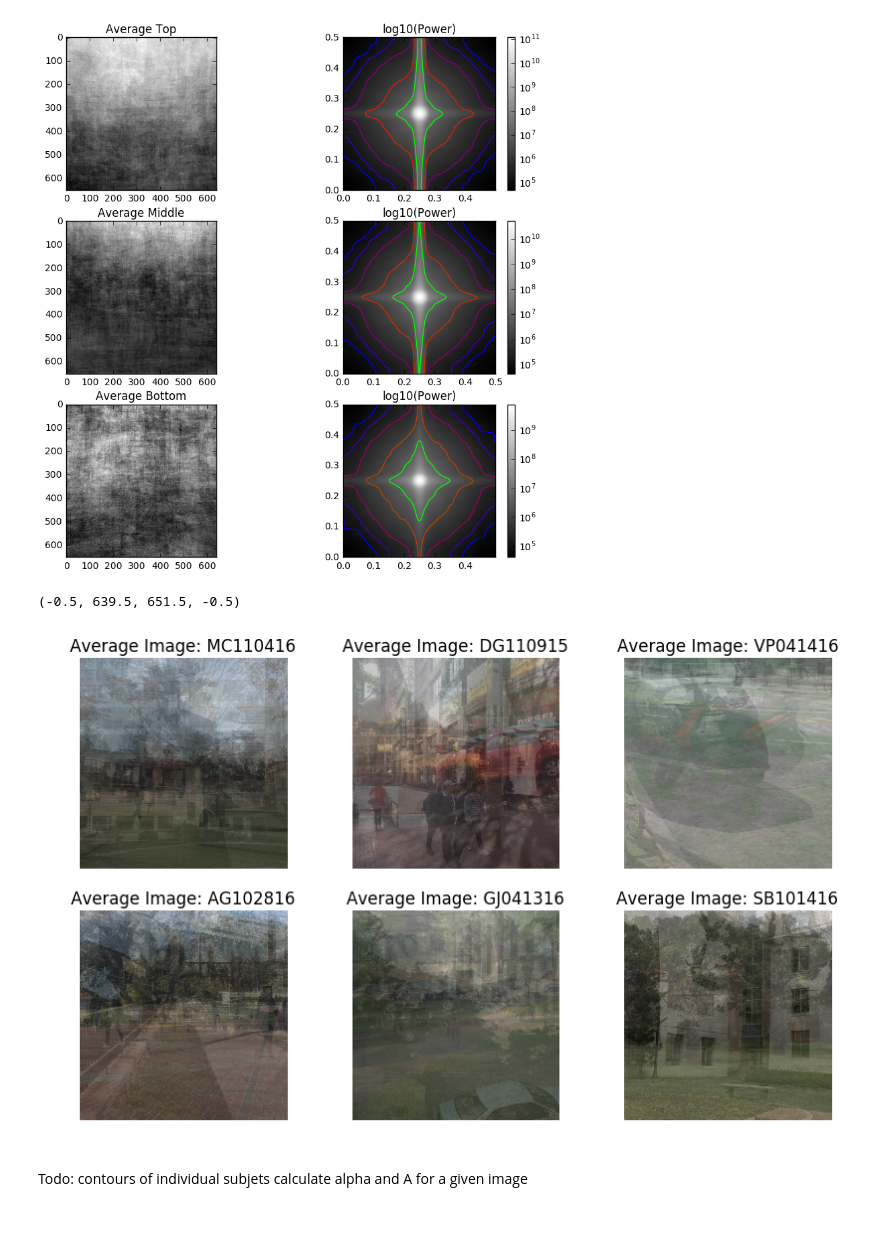
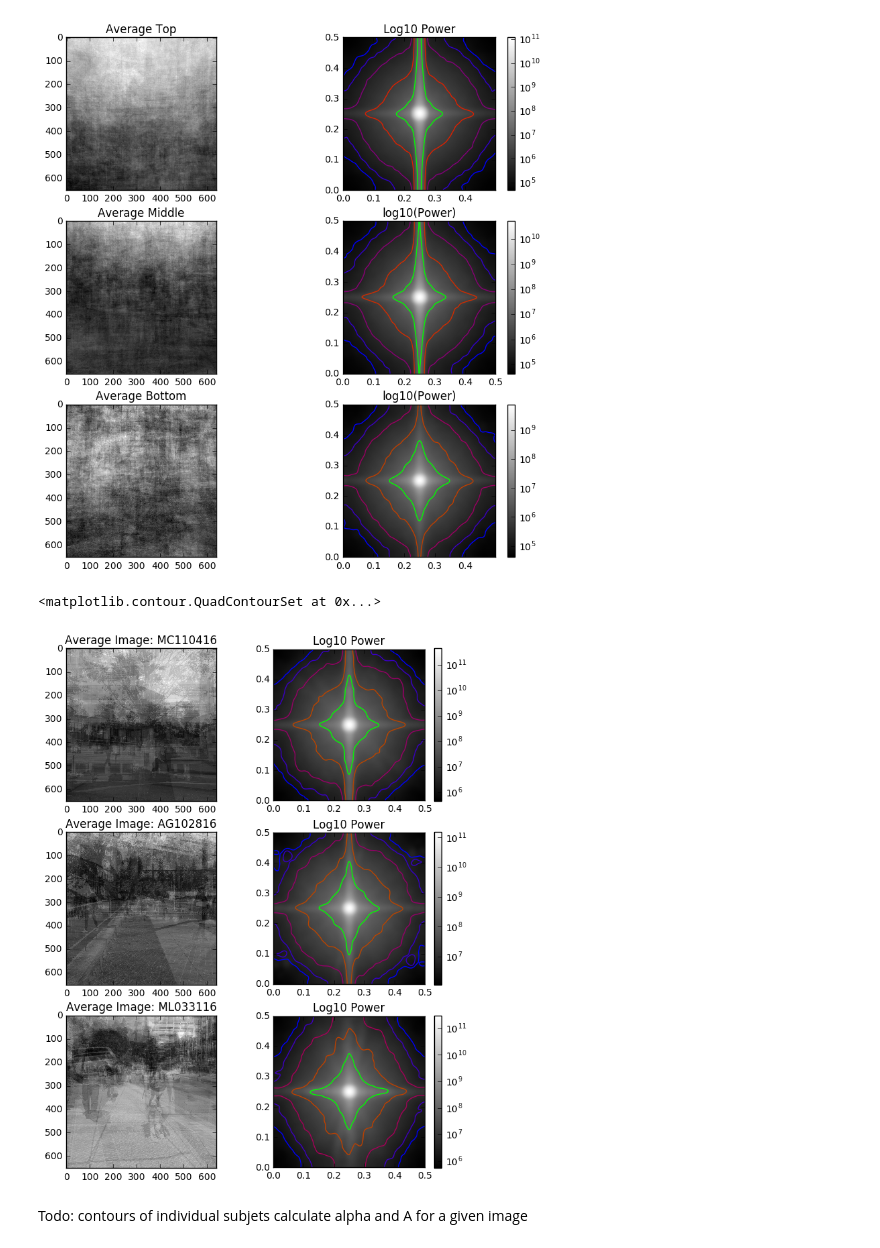
Before and after one commit to Akshugopi/myopiaNaturalScenes, a Jupyter notebook: myopiaNaturalScenes.ipynb, the cells around one changed output. Drawn from its saved outputs; the diff is of its cells as text; code cells hidden in the pictures; blank space fills up the shorter version.

Commit message:
contour power spectra plots for each subject

```diff
--- a/myopiaNaturalScenes.ipynb
+++ b/myopiaNaturalScenes.ipynb
@@ -221,45 +198,3 @@ plt.contour(interp_ps2d_bottom,levels=sim_contours_bottom, cmap=c_cmap ,norm = m
 # %% [output]
 <matplotlib.contour.QuadContourSet at 0x...>
 [figure]
-# %%
-#Look at individual subjects
-
-usubs = np.unique(subjects)
-sub_avgims = []
-
-#go through each unique subject
-for i, usub in enumerate(usubs):
-    sub_idxs = [i for i,x in enumerate(subjects) if x == usub]
-    #print(sub_idxs)
-    #print(np.shape(images_middle))
-    #print(type(images_middle))
-    subims = np.array(images_middle)[sub_idxs]
-    sub_avgim = avgims(subims)
-    sub_avgims.append(sub_avgim)
-
-#plot the average image for some subjects
-trs = np.random.choice(np.arange(len(sub_avgims)),6,replace=False)
-
-plt.figure(figsize=(10,6))
-
-plt.subplot(2,3,1,title='Average Image: {}'.format(usubs[trs[0]]))
-plt.imshow(sub_avgims[trs[0]])
-plt.axis('off')
-plt.subplot(2,3,2,title='Average Image: {}'.format(usubs[trs[1]]))
-plt.imshow(sub_avgims[trs[1]])
-plt.axis('off')
-plt.subplot(2,3,3,title='Average Image: {}'.format(usubs[trs[2]]))
-plt.imshow(sub_avgims[trs[2]])
-plt.axis('off')
-plt.subplot(2,3,4,title='Average Image: {}'.format(usubs[trs[3]]))
-plt.imshow(sub_avgims[trs[3]])
-plt.axis('off')
-plt.subplot(2,3,5,title='Average Image: {}'.format(usubs[trs[4]]))
-plt.imshow(sub_avgims[trs[4]])
-plt.axis('off')
-plt.subplot(2,3,6,title='Average Image: {}'.format(usubs[trs[5]]))
-plt.imshow(sub_avgims[trs[5]])
-plt.axis('off')
-# %% [output]
-(-0.5, 639.5, 651.5, -0.5)
-[figure, removed]
@@ -311,3 +214,29 @@ plt.contour(interp_ps2d_bottom,levels=sim_contours_bottom, cmap=c_cmap ,norm = m
+# %%
+#plot 2d power spectra for 3 random subjects
+trs = np.random.choice(np.arange(len(sub_avgims)),3,replace=False)
+
+plt.subplots(nrows=2,ncols=4,figsize =(8,10))
+
+im, ft2d, ps2d, fqs = spatialft(sub_avgims[trs[0]])
+plt.subplot(3,2,1,title='Average Image: {}'.format(usubs[trs[0]]))
+plt.imshow(im, interpolation='none',cmap='gray')
+plt.subplot(3,2,2,title='Log10 Power')
+contour_plotter(im,ps2d,fqs)
+
+im, ft2d, ps2d, fqs = spatialft(sub_avgims[trs[1]])
+plt.subplot(3,2,3,title='Average Image: {}'.format(usubs[trs[1]]))
+plt.imshow(im, interpolation='none',cmap='gray')
+plt.subplot(3,2,4,title='Log10 Power')
+contour_plotter(im,ps2d,fqs)
+
+im, ft2d, ps2d, fqs = spatialft(sub_avgims[trs[2]])
+plt.subplot(3,2,5,title='Average Image: {}'.format(usubs[trs[2]]))
+plt.imshow(im, interpolation='none',cmap='gray')
+plt.subplot(3,2,6,title='Log10 Power')
+contour_plotter(im,ps2d,fqs)
+# %% [output]
+<matplotlib.contour.QuadContourSet at 0x...>
+[figure, added]
 # %% [markdown]
 Todo:
 contours of individual subjets
```
Also changed, not shown: parts of 5 cells of this notebook.
